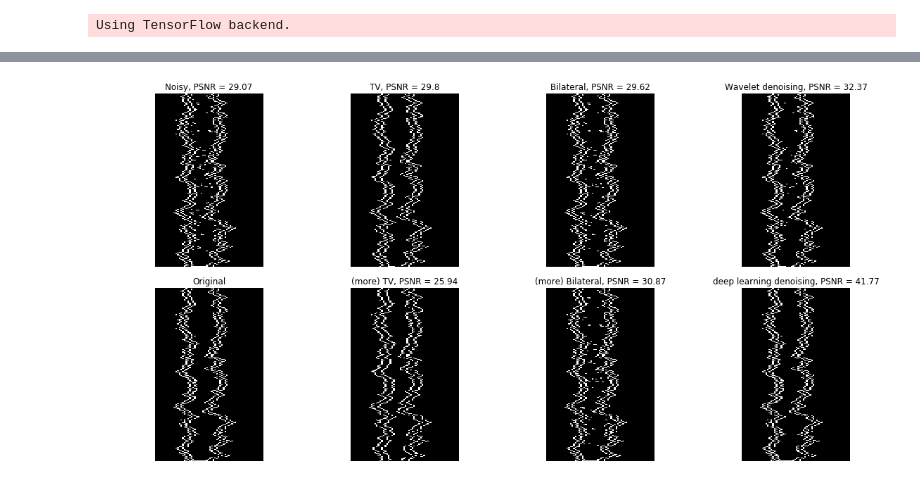
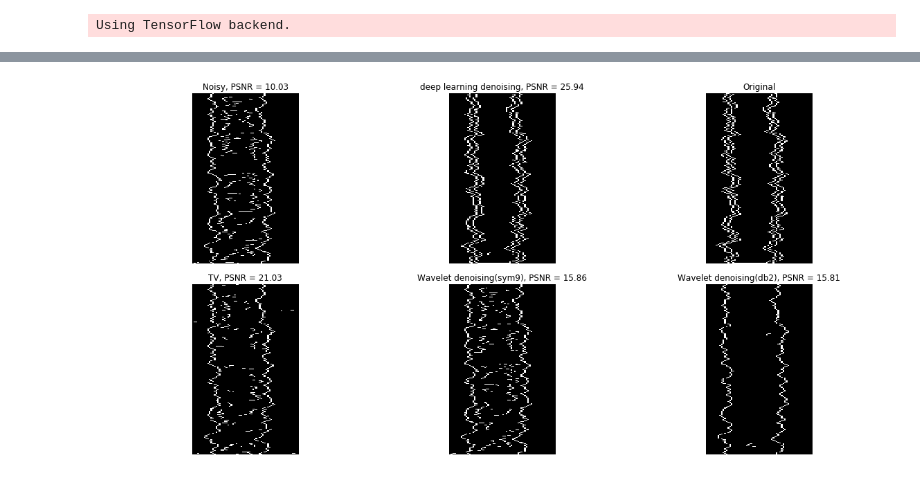
Before and after one commit to narendrachaudhary51/LER_machine_learning, a Jupyter notebook: neural_nets/nnet_prediction.ipynb, the cells around one changed output, grey strips where cells are left out. Saved outputs shown, nothing was run; the diff lists cells and outputs as text; code cells hidden in the pictures.

```diff
--- a/neural_nets/nnet_prediction.ipynb
+++ b/neural_nets/nnet_prediction.ipynb
@@ -19,18 +19,19 @@ path = '/home/grads/n/narendra5/Desktop/Programs/LER_machine_learning/'
 
 model = load_model(path + 'models/' + 'full_run1_epoch_4.h5')
 
-sigma = 1.4
-alpha = 0.9
-Xi = 30
-width = 20
-space = 40
-noise = 200
+sigma = 1.2
+alpha = 0.7
+Xi = 40
+width = 30
+space = 30
+noise = 2
 shift = math.floor(-25 + (width + space/2 + Xi + alpha*10 + sigma*10)%16)
 
 
 original_file = path + 'original_images/oim_' + "{:.2g}".format(sigma*1e-09) + '_' + str(alpha) + '_' + "{0:.2g}".format(Xi*1e-09) + '_' + str(width) + '_' + str(space) + '_' + str(-shift) + '.tiff'
 noisy_file = path + 'noisy_images/nim_' + "{0:.2g}".format(sigma*1e-09) + '_' + str(alpha) + '_' + "{0:.2g}".format(Xi*1e-09) + '_' + str(width) + '_' + str(space) + '_' + str(-shift) + '_' + str(noise) + '.tiff'
 
+print(noisy_file)
 im = np.array(Image.open(original_file))
 imnoisy = np.array(Image.open(noisy_file))
 
@@ -42,11 +43,7 @@ impredict = model.predict(imnoisy)
 imnoisy = imnoisy.reshape(1024,64)
 impredict = impredict.reshape(1024,64)
 impredict = impredict.astype(float)
-"""
-impredict = np.around(impredict*256)
-im = np.around(im*256)
-imnoisy = np.around(imnoisy*256)
-"""
+
 
 mse = ((im - impredict) ** 2).mean()
 print(mse)
@@ -187,61 +185,52 @@ Estimated Gaussian noise standard deviation = 0.03348578213405891
 # %%
 from scipy import ndimage as ndi
 from skimage import feature
 
 
 # Compute the Canny filter for two values of sigma
 s = 1
-edges_im = feature.canny(im, sigma = s)
-edges_imnoisy = feature.canny(imnoisy, sigma = s)
-edges_impredict = feature.canny(impredict, sigma = s)
-edges_im_tv = feature.canny(im_denoise_tv_chambolle, sigma = s)
-edges_im_moretv = feature.canny(im_denoise_moretv_chambolle, sigma = s)
-edges_im_bilateral = feature.canny(im_denoise_bilateral, sigma = s)
-edges_im_morebilateral = feature.canny(im_denoise_bilateral, sigma = s)
-edges_im_wavelet = feature.canny(im_denoise_wavelet, sigma = s)
+edges_im = feature.canny(im, sigma = 1)
+edges_imnoisy = feature.canny(imnoisy, sigma = 3)
+edges_impredict = feature.canny(impredict, sigma = 1)
+edges_im_tv = feature.canny(im_denoise_tv_bregman, sigma = 2)
+edges_im_wavelet_sym9 = feature.canny(im_denoise_wavelet_sym9, sigma = 3)
+edges_im_wavelet_db2 = feature.canny(im_denoise_wavelet_db2, sigma = 4)
 
 # display results
-fig, ax = plt.subplots(nrows=2, ncols=4, figsize=(16, 8),
-                                    sharex=True, sharey=True)
+fig, ax = plt.subplots(nrows=2, ncols=3, figsize=(16, 8), sharex=True, sharey=True)
 
 ax[0, 0].imshow(edges_imnoisy,cmap = 'gray',aspect= 0.1)
 ax[0, 0].axis('off')
 ax[0, 0].set_title('Noisy, PSNR = {0:.4g}'.format(psnr_noisy))
 
-ax[0, 1].imshow(edges_im_tv, cmap = 'gray',aspect= 0.1)
+ax[0, 1].imshow(edges_impredict,cmap = 'gray',aspect= 0.1)
 ax[0, 1].axis('off')
-ax[0, 1].set_title('TV, PSNR = {0:.4g}'.format(psnr_tv))
+ax[0, 1].set_title('deep learning denoising, PSNR = {0:.4g}'.format(psnr_predict))
 
-ax[0, 2].imshow(edges_im_bilateral,cmap = 'gray',aspect= 0.1)
+ax[0, 2].imshow(edges_im,cmap = 'gray',aspect= 0.1)
 ax[0, 2].axis('off')
-ax[0, 2].set_title('Bilateral, PSNR = {0:.4g}'.format(psnr_bilateral))
+ax[0, 2].set_title('Original')
 
-ax[0, 3].imshow(edges_im_wavelet,cmap = 'gray',aspect= 0.1)
-ax[0, 3].axis('off')
-ax[0, 3].set_title('Wavelet denoising, PSNR = {0:.4g}'.format(psnr_wavelet))
-
-ax[1, 1].imshow(edges_im_moretv,cmap = 'gray',aspect= 0.1)
-ax[1, 1].axis('off')
-ax[1, 1].set_title('(more) TV, PSNR = {0:.4g}'.format(psnr_moretv))
-
-ax[1, 2].imshow(edges_im_morebilateral,cmap = 'gray',aspect= 0.1)
-ax[1, 2].axis('off')
-ax[1, 2].set_title('(more) Bilateral, PSNR = {0:.4g}'.format(psnr_morebilateral))
+ax[1, 0].imshow(edges_im_tv, cmap = 'gray',aspect= 0.1)
+ax[1, 0].axis('off')
+ax[1, 0].set_title('TV, PSNR = {0:.4g}'.format(psnr_tv))
 
 
-ax[1, 3].imshow(edges_impredict,cmap = 'gray',aspect= 0.1)
-ax[1, 3].axis('off')
-ax[1, 3].set_title('deep learning denoising, PSNR = {0:.4g}'.format(psnr_predict))
+ax[1, 1].imshow(edges_im_wavelet_sym9,cmap = 'gray',aspect= 0.1)
+ax[1, 1].axis('off')
+ax[1, 1].set_title('Wavelet denoising(sym9), PSNR = {0:.4g}'.format(psnr_wavelet_sym9))
 
-ax[1, 0].imshow(edges_im,cmap = 'gray',aspect= 0.1)
-ax[1, 0].axis('off')
-ax[1, 0].set_title('Original')
+
+ax[1, 2].imshow(edges_im_wavelet_db2,cmap = 'gray',aspect= 0.1)
+ax[1, 2].axis('off')
+ax[1, 2].set_title('Wavelet denoising(db2), PSNR = {0:.4g}'.format(psnr_wavelet_db2))
+
 
 fig.tight_layout()
 
 plt.show()
 # %% [output]
-[figure, old version]
+[figure, new version]
 # %%
 from skimage.filters import roberts, sobel, scharr
 
```
Also changed, not shown: parts of 5 cells of this notebook, 4 other files.
